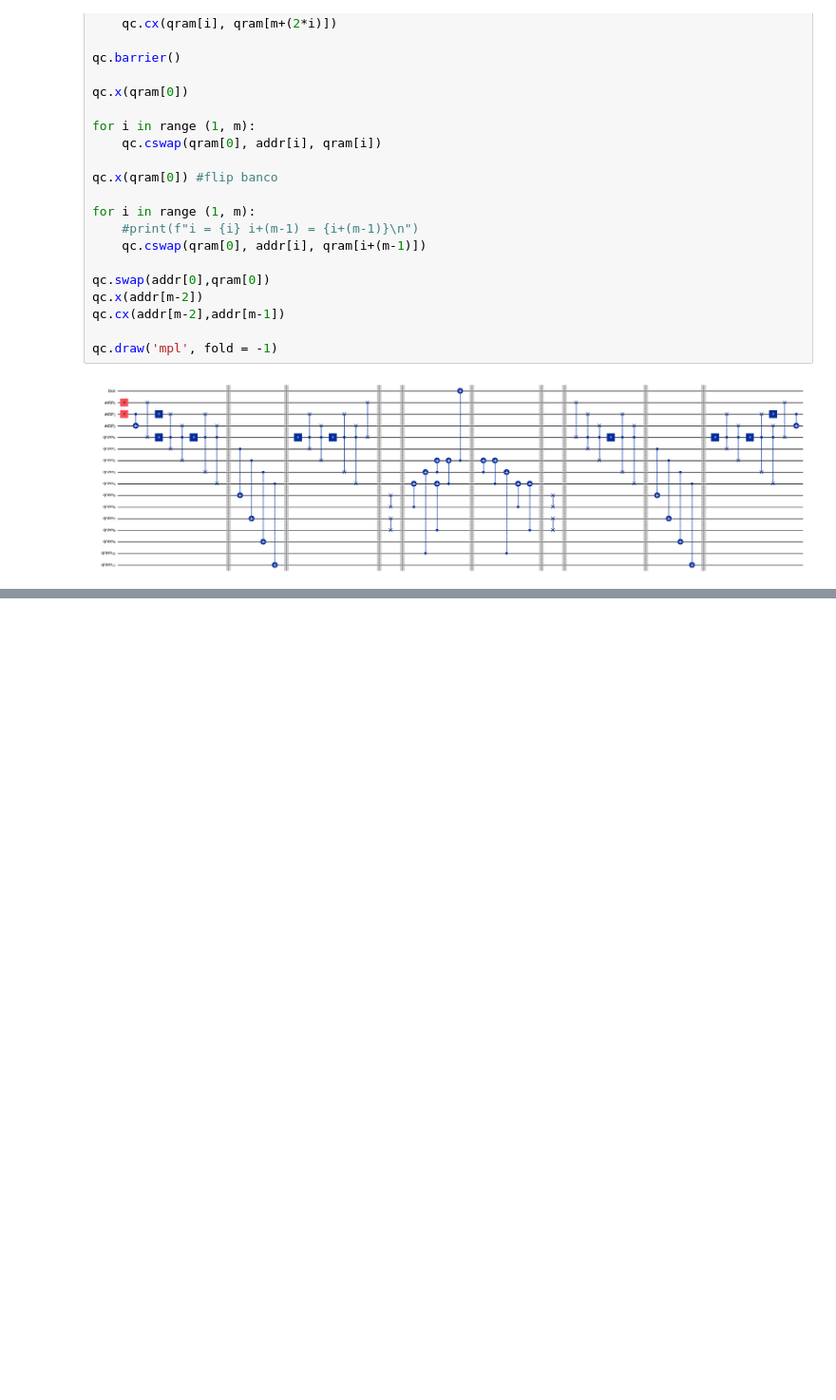
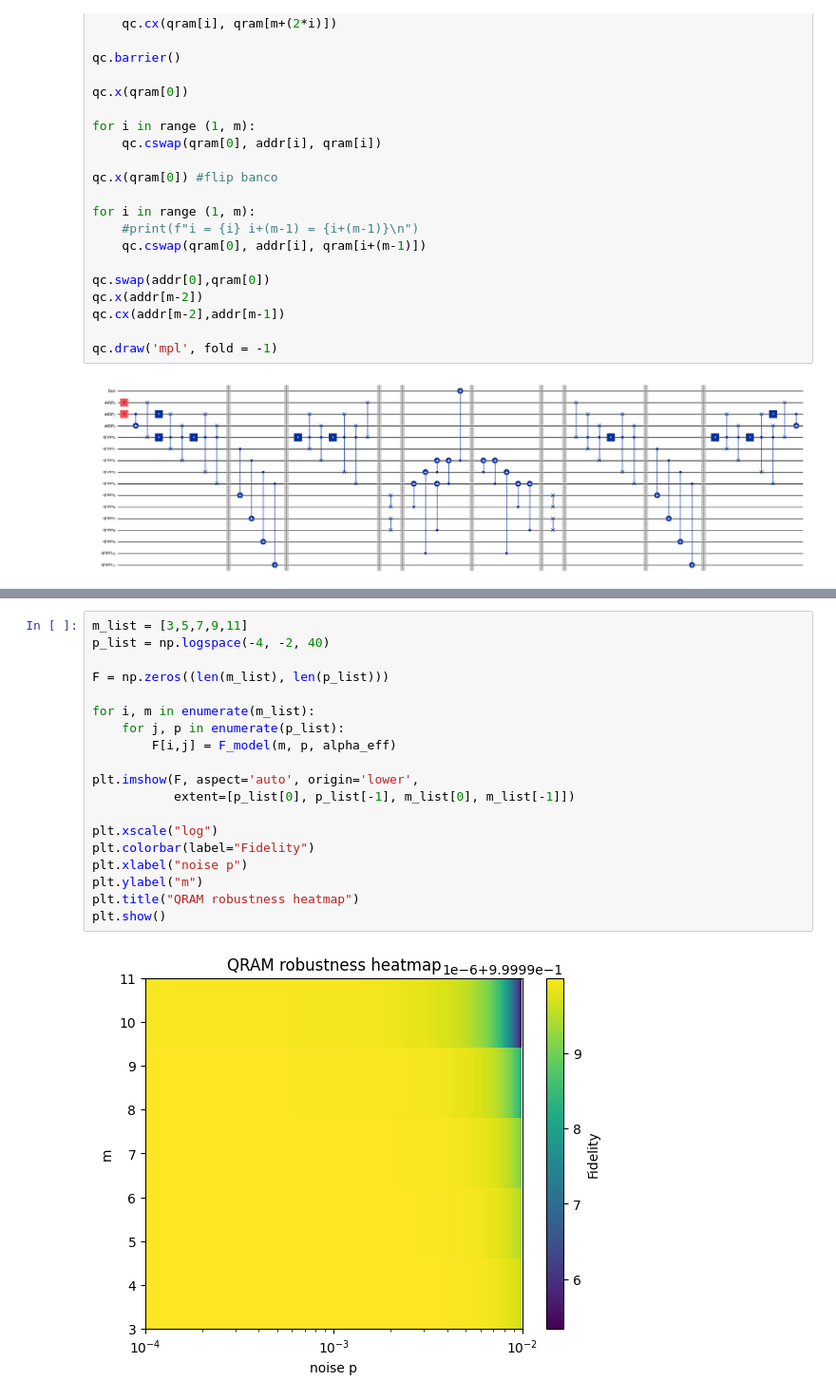
Before and after one commit to emanarratone/QRam, a Jupyter notebook: origin-general.ipynb, the cells around one changed output, grey strips where cells are left out. Shown at 95% size. Cells and saved outputs as stored; diff of their text form; blank space fills up the shorter version.

```diff
--- a/origin-general.ipynb
+++ b/origin-general.ipynb
@@ -159 +304,22 @@ qc.draw('mpl', fold = -1)
+# %%
+m_list = [3,5,7,9,11]
+p_list = np.logspace(-4, -2, 40)
+
+F = np.zeros((len(m_list), len(p_list)))
+
+for i, m in enumerate(m_list):
+    for j, p in enumerate(p_list):
+        F[i,j] = F_model(m, p, alpha_eff)
+
+plt.imshow(F, aspect='auto', origin='lower',
+           extent=[p_list[0], p_list[-1], m_list[0], m_list[-1]])
+
+plt.xscale("log")
+plt.colorbar(label="Fidelity")
+plt.xlabel("noise p")
+plt.ylabel("m")
+plt.title("QRAM robustness heatmap")
+plt.show()
+# %% [output]
+[figure, added]
 # %%
```
Also changed, not shown: parts of 11 cells of this notebook, 2 other files.
